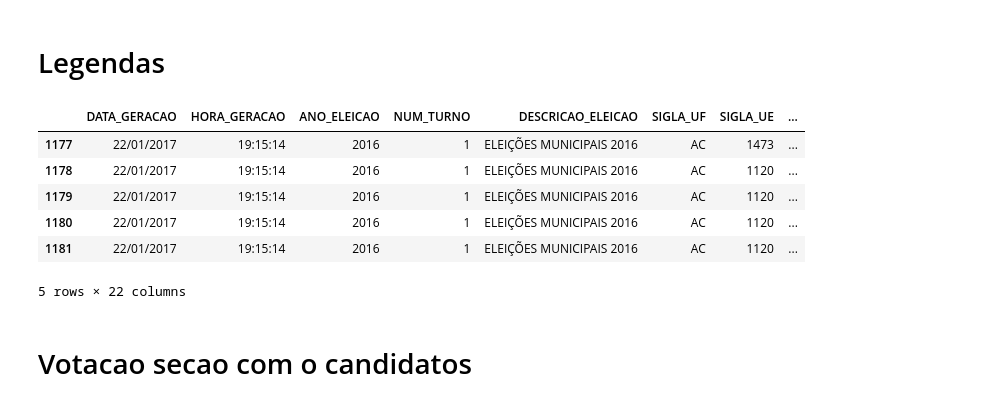
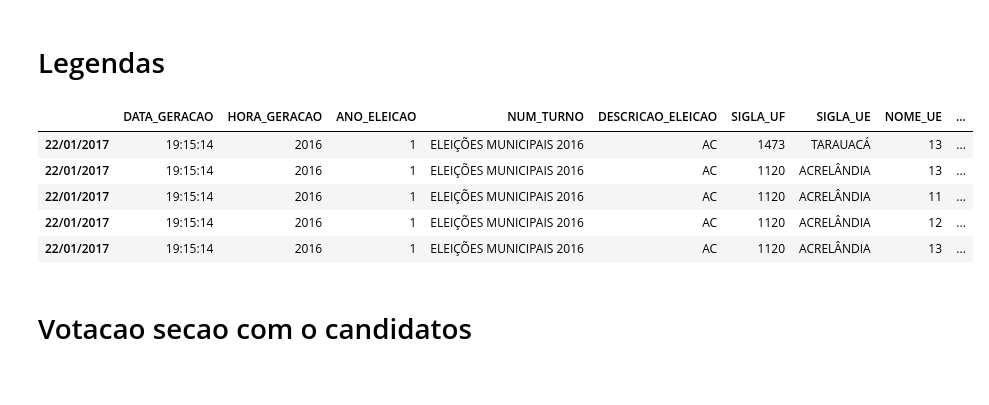
Before and after one commit to Cepesp-Fgv/tse-dados, a Jupyter notebook: Tabelas TSE.ipynb, the cells around one changed output. Saved outputs shown, nothing was run; the diff lists cells and outputs as text; code cells hidden in the pictures.

```diff
--- a/Tabelas TSE.ipynb
+++ b/Tabelas TSE.ipynb
@@ -343,37 +343,31 @@ Alter table detalhe_candidato_2000 set location 's3://datascience2016/data/gzip/
 # %%
 legend_h = ["DATA_GERACAO",
 	"HORA_GERACAO",
 	"ANO_ELEICAO",
 	"NUM_TURNO",
 	"DESCRICAO_ELEICAO",
 	"SIGLA_UF",
 	"SIGLA_UE",
-	"CODIGO_MUNICIPIO",
-	"NOME_MUNICIPIO",
-	"NUMERO_ZONA",
+    "NOME_UE",
 	"CODIGO_CARGO",
 	"DESCRICAO_CARGO",
 	"TIPO_LEGENDA",
-	"NOME_COLIGACAO",
-	"COMPOSICAO_LEGENDA",
-	"SIGLA_PARTIDO",
-	"NUMERO_PARTIDO",
-	"NOME_PARTIDO",
-	"QTDE_VOTOS_NOMINAIS",
-	"QTDE_VOTOS_LEGENDA",
-	"TRANSITO",
-	"SEQUENCIAL_COLIGACAO"]
+    "NUM_PARTIDO",
+    "SIGLA_PARTIDO",
+    "NOME_PARTIDO",
+    "SIGLA_COLIGACAO",
+            "NOME_COLIGACAO",
+            "SEQUENCIA_COLIGACAO"]
 
 legend = pd.read_csv("./data/consulta_legendas_2016_AC.txt",delimiter=";",encoding='latin1', names=legend_h)
 legend.tail()
 # %% [output]
-|  | DATA_GERACAO | HORA_GERACAO | ANO_ELEICAO | NUM_TURNO | DESCRICAO_ELEICAO | SIGLA_UF | SIGLA_UE | ... |
-| 1177 | 22/01/2017 | 19:15:14 | 2016 | 1 | ELEIÇÕES MUNICIPAIS 2016 | AC | 1473 | ... |
-| 1178 | 22/01/2017 | 19:15:14 | 2016 | 1 | ELEIÇÕES MUNICIPAIS 2016 | AC | 1120 | ... |
-| 1179 | 22/01/2017 | 19:15:14 | 2016 | 1 | ELEIÇÕES MUNICIPAIS 2016 | AC | 1120 | ... |
-| 1180 | 22/01/2017 | 19:15:14 | 2016 | 1 | ELEIÇÕES MUNICIPAIS 2016 | AC | 1120 | ... |
-| 1181 | 22/01/2017 | 19:15:14 | 2016 | 1 | ELEIÇÕES MUNICIPAIS 2016 | AC | 1120 | ... |
+|  | DATA_GERACAO | HORA_GERACAO | ANO_ELEICAO | NUM_TURNO | DESCRICAO_ELEICAO | SIGLA_UF | SIGLA_UE | NOME_UE | ... |
+| 22/01/2017 | 19:15:14 | 2016 | 1 | ELEIÇÕES MUNICIPAIS 2016 | AC | 1473 | TARAUACÁ | 13 | ... |
+| 22/01/2017 | 19:15:14 | 2016 | 1 | ELEIÇÕES MUNICIPAIS 2016 | AC | 1120 | ACRELÂNDIA | 13 | ... |
+| 22/01/2017 | 19:15:14 | 2016 | 1 | ELEIÇÕES MUNICIPAIS 2016 | AC | 1120 | ACRELÂNDIA | 11 | ... |
+| 22/01/2017 | 19:15:14 | 2016 | 1 | ELEIÇÕES MUNICIPAIS 2016 | AC | 1120 | ACRELÂNDIA | 12 | ... |
+| 22/01/2017 | 19:15:14 | 2016 | 1 | ELEIÇÕES MUNICIPAIS 2016 | AC | 1120 | ACRELÂNDIA | 13 | ... |
-5 rows × 22 columns
 # %% [markdown]
 # Votacao secao com o candidatos
 # %%
```
Also changed, not shown: 1 other file.
